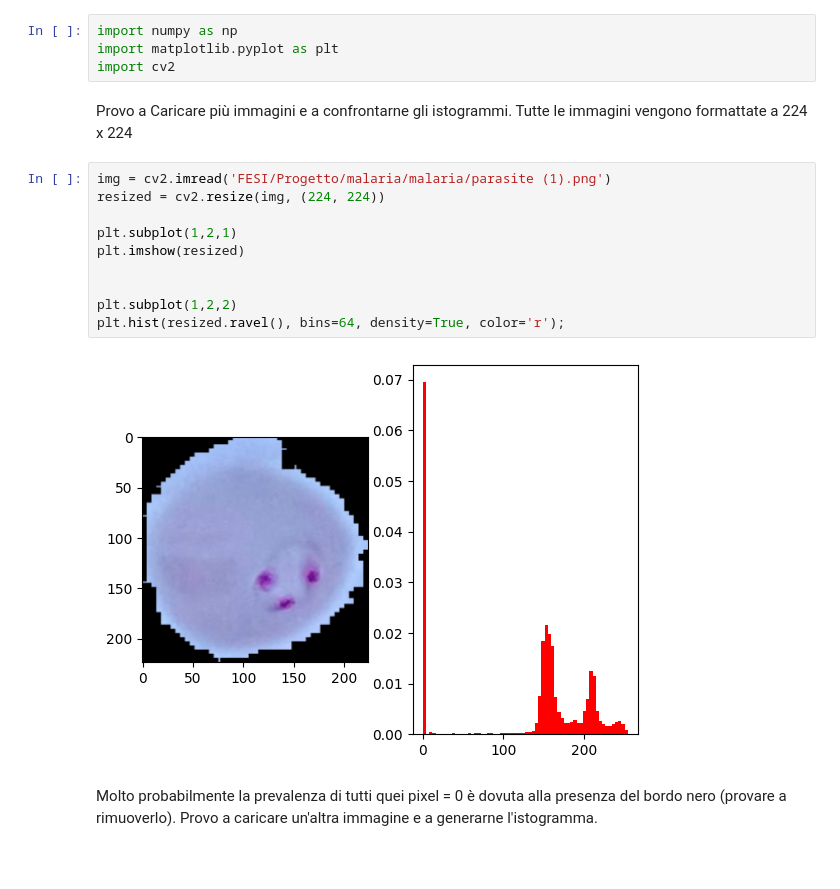
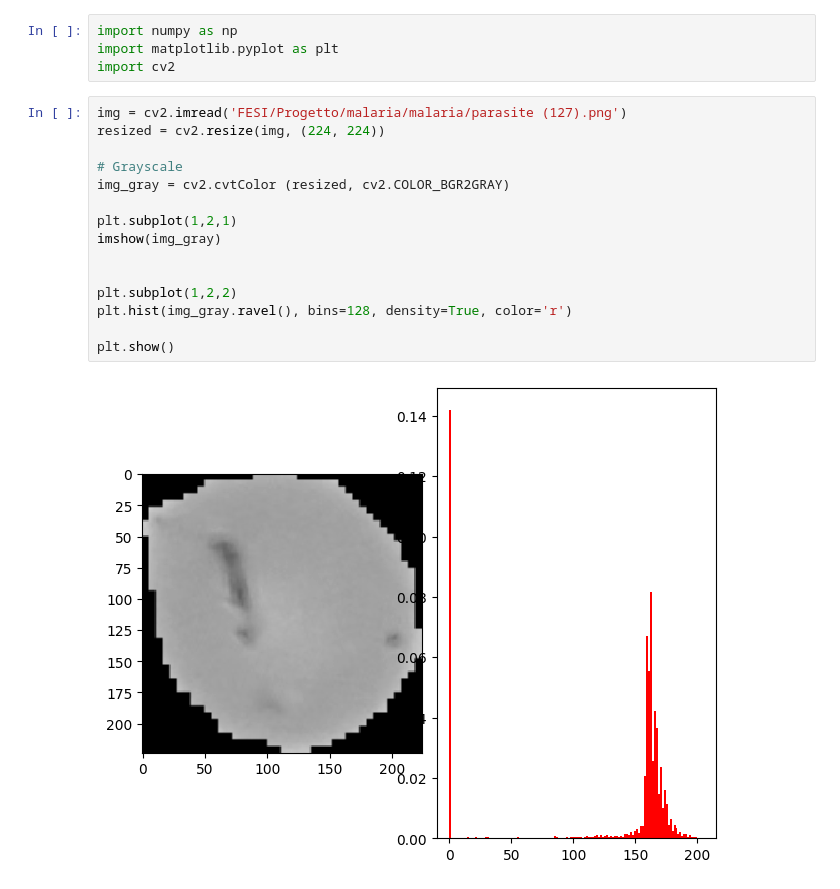
Before and after one commit to GiuuGpEEp/TerzoAnnoUni, a Jupyter notebook: FESI/Progetto/ProvaNotebook.ipynb, the cells around one changed output. Drawn from its saved outputs; the diff is of its cells as text; blank space fills up the shorter version.

Commit message:
FESI

```diff
--- a/FESI/Progetto/ProvaNotebook.ipynb
+++ b/FESI/Progetto/ProvaNotebook.ipynb
@@ -2,21 +2,21 @@
 import numpy as np
 import matplotlib.pyplot as plt
 import cv2
-# %% [markdown]
-Provo a Caricare più immagini e a confrontarne gli istogrammi. Tutte le immagini vengono formattate a 224 x 224
 # %%
-img = cv2.imread('FESI/Progetto/malaria/malaria/parasite (1).png')
+img = cv2.imread('FESI/Progetto/malaria/malaria/parasite (127).png')
 resized = cv2.resize(img, (224, 224))
 
+# Grayscale
+img_gray = cv2.cvtColor (resized, cv2.COLOR_BGR2GRAY)
+
 plt.subplot(1,2,1)
-plt.imshow(resized)
+imshow(img_gray)
 
 
 plt.subplot(1,2,2)
-plt.hist(resized.ravel(), bins=64, density=True, color='r');
+plt.hist(img_gray.ravel(), bins=128, density=True, color='r')
+
+plt.show()
 # %% [output]
-[figure, old version]
+[figure, new version]
-# %% [markdown]
-Molto probabilmente la prevalenza di tutti quei pixel = 0 è dovuta alla presenza del bordo nero (provare a rimuoverlo).
-Provo a caricare un'altra immagine e a generarne l'istogramma.
 # %%
```
Also changed, not shown: parts of 1 cell of this notebook.
